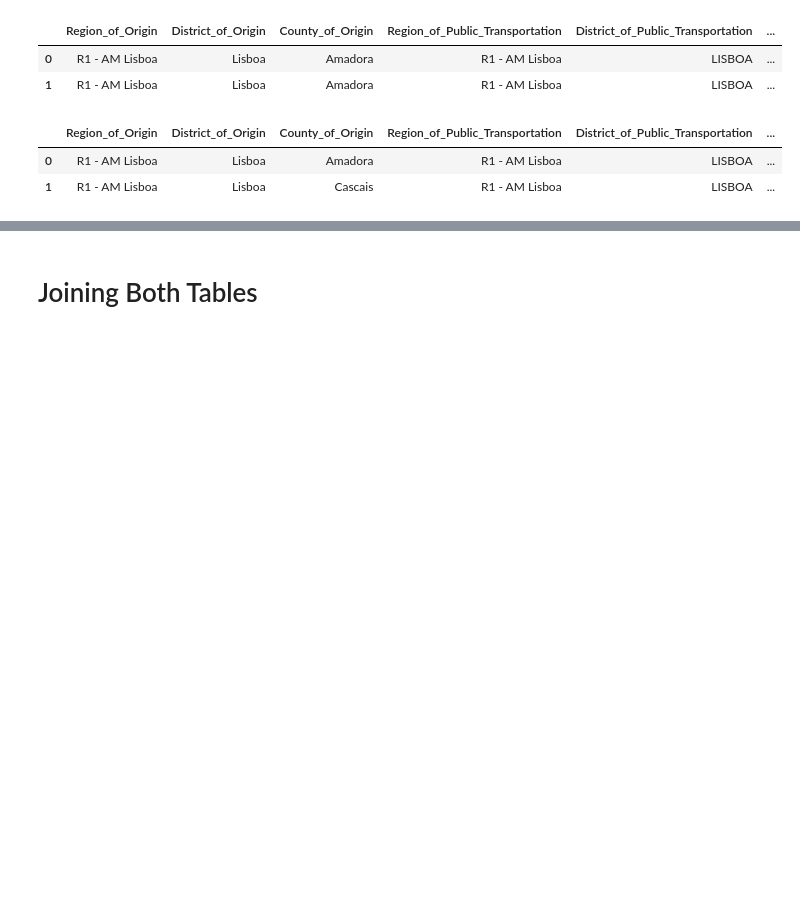
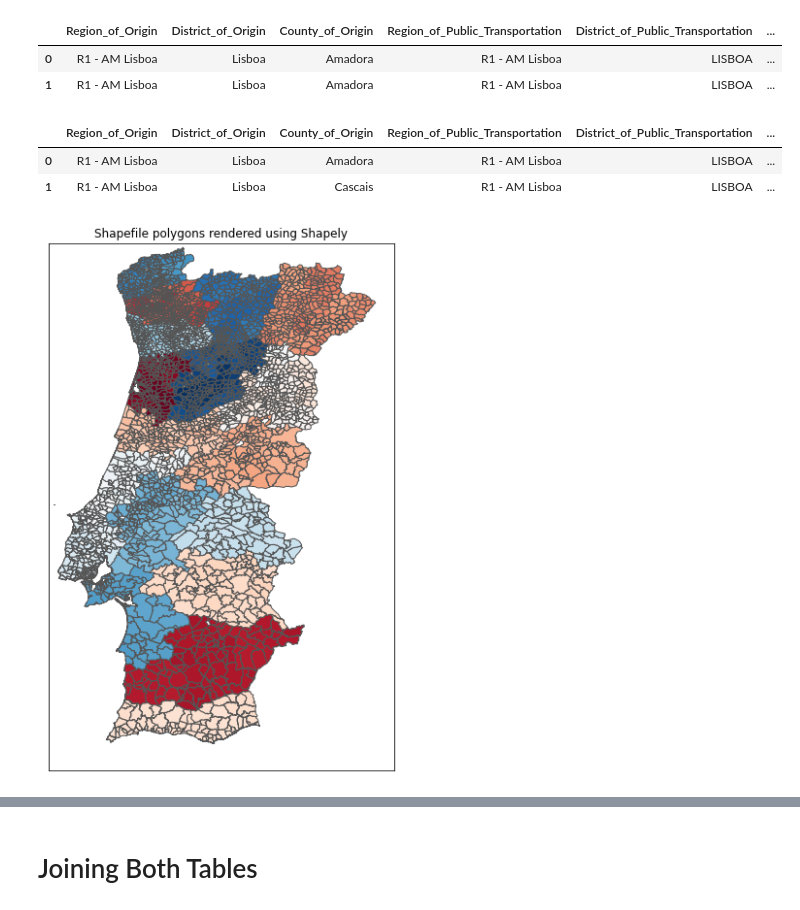
Before and after one commit to fernandeslouro/wdl, a Jupyter notebook: 1-stage/churn.ipynb, the cells around one changed output, grey strips where cells are left out. Cells and saved outputs as stored; diff of their text form; code cells hidden in the pictures; blank space fills up the shorter version.

Commit message:
changed plotting libraries

```diff
--- a/1-stage/churn.ipynb
+++ b/1-stage/churn.ipynb
@@ -155,3 +161,39 @@ od_freguesia.head(2)
+# %%
+in_freguesias = MultiPolygon(
+    [shape(pol['geometry']) for pol in fiona.open("/home/primity/terras/gadm36_PRT_shp/gadm36_PRT_3.shp")
+    if pol['properties']['NAME_3'] in od_freguesia.freguesia.unique()])
+not_in_freguesias = MultiPolygon(
+    [shape(pol['geometry']) for pol in fiona.open("/home/primity/terras/gadm36_PRT_shp/gadm36_PRT_3.shp")
+    if pol['properties']['NAME_3'] not in od_freguesia.freguesia.unique()])
+all_freguesias = MultiPolygon(
+    [shape(pol['geometry']) for pol in fiona.open("/home/primity/terras/gadm36_PRT_shp/gadm36_PRT_3.shp")])
+# %%
+mp = all_freguesias
+# %%
+cm = plt.get_cmap('RdBu')
+num_colours = len(mp)
+
+fig = plt.figure(figsize=(10,10))
+ax = fig.add_subplot(111)
+minx, miny, maxx, maxy = mp.bounds
+w, h = maxx - minx, maxy - miny
+#ax.set_xlim(minx - 0.2 * w, maxx + 0.2 * w)
+#ax.set_ylim(miny - 0.2 * h, maxy + 0.2 * h)
+ax.set_xlim(-9.6, -6)
+ax.set_ylim(36.7, 42.2)
+ax.set_aspect(1)
+
+patches = []
+for idx, p in enumerate(mp):
+    colour = cm(1. * idx / num_colours)
+    patches.append(PolygonPatch(p, fc=colour, ec='#555555', alpha=1., zorder=1))
+ax.add_collection(PatchCollection(patches, match_original=True))
+ax.set_xticks([])
+ax.set_yticks([])
+plt.title("Shapefile polygons rendered using Shapely")
+plt.show()
+# %% [output]
+[figure, added]
 # %%
 freguesias_shapes = fiona.open("/home/primity/terras/gadm36_PRT_shp/gadm36_PRT_3.shp")
 
```
Also changed, not shown: parts of 6 cells of this notebook.
